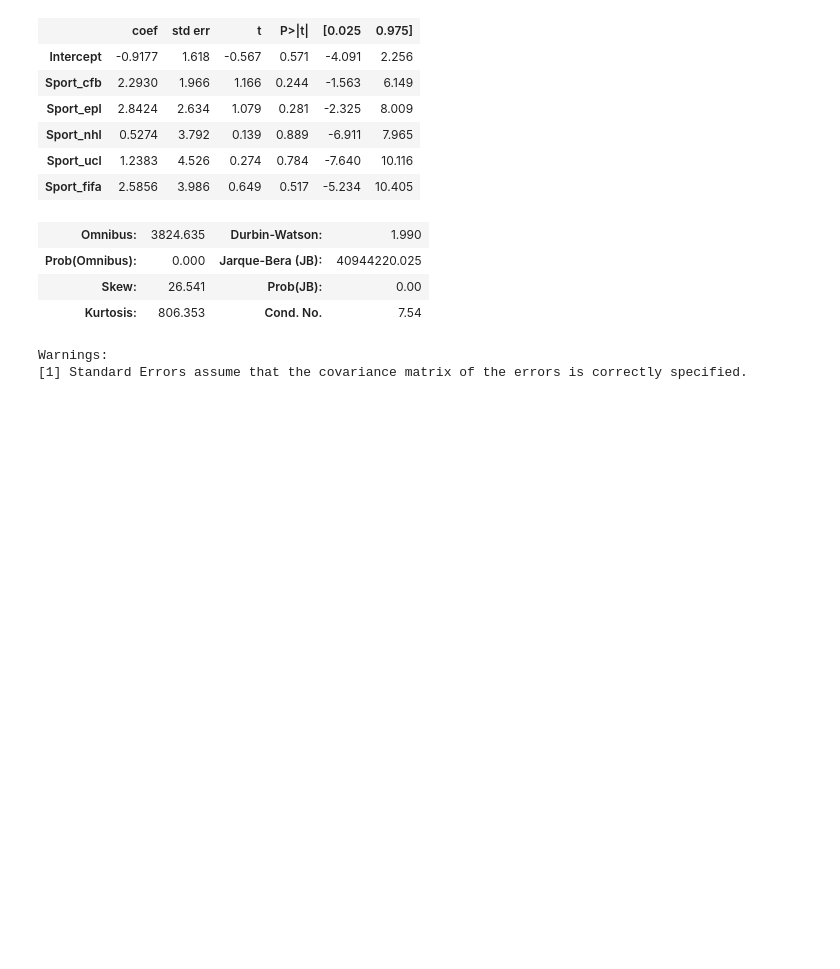
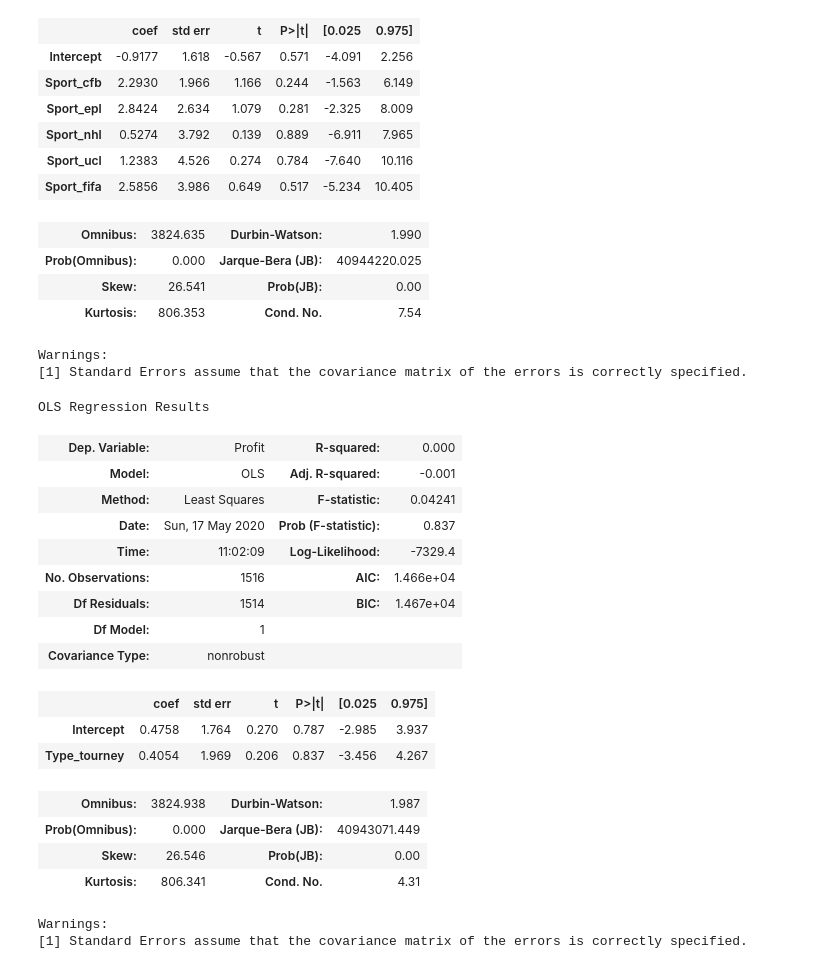
Before and after one commit to triolinho/verbose-octo-sniffle, a Jupyter notebook: fanduel_notebook.ipynb, the cells around one changed output. Drawn from its saved outputs; the diff is of its cells as text; code cells hidden in the pictures; blank space fills up the shorter version.

```diff
--- a/fanduel_notebook.ipynb
+++ b/fanduel_notebook.ipynb
@@ -786,3 +786,26 @@ OLS Regression Results
 | Kurtosis: | 806.353 | Cond. No. | 7.54 |
 Warnings:
 [1] Standard Errors assume that the covariance matrix of the errors is correctly specified.
+# %%
+other_reg_2 = ols(formula= "Profit~Type_tourney", data=fd_od_2).fit()
+other_reg_2.summary()
+# %% [output]
+OLS Regression Results
+| Dep. Variable: | Profit | R-squared: | 0.000 |
+| Model: | OLS | Adj. R-squared: | -0.001 |
+| Method: | Least Squares | F-statistic: | 0.04241 |
+| Date: | Sun, 17 May 2020 | Prob (F-statistic): | 0.837 |
+| Time: | 11:02:09 | Log-Likelihood: | -7329.4 |
+| No. Observations: | 1516 | AIC: | 1.466e+04 |
+| Df Residuals: | 1514 | BIC: | 1.467e+04 |
+| Df Model: | 1 |  |  |
+| Covariance Type: | nonrobust |  |  |
+|  | coef | std err | t | P>|t| | [0.025 | 0.975] |
+| Intercept | 0.4758 | 1.764 | 0.270 | 0.787 | -2.985 | 3.937 |
+| Type_tourney | 0.4054 | 1.969 | 0.206 | 0.837 | -3.456 | 4.267 |
+| Omnibus: | 3824.938 | Durbin-Watson: | 1.987 |
+| Prob(Omnibus): | 0.000 | Jarque-Bera (JB): | 40943071.449 |
+| Skew: | 26.546 | Prob(JB): | 0.00 |
+| Kurtosis: | 806.341 | Cond. No. | 4.31 |
+Warnings:
+[1] Standard Errors assume that the covariance matrix of the errors is correctly specified.
```
Also changed, not shown: parts of 1 cell of this notebook.
